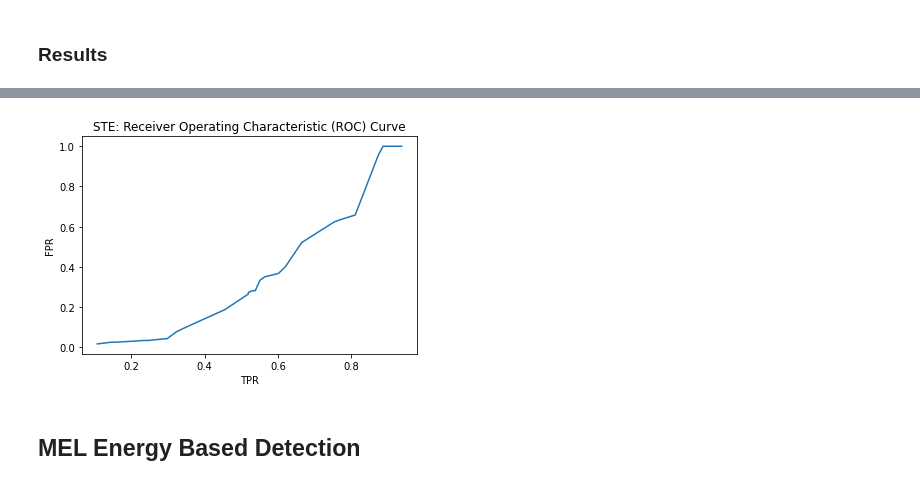
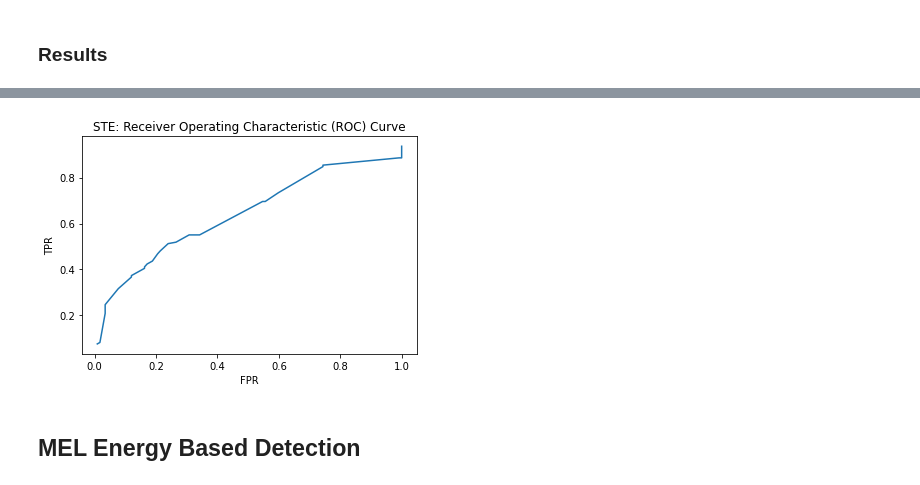
Before and after one commit to its-rajesh/Pattern-Recognition, a Jupyter notebook: PRA1Q1.ipynb, the cells around one changed output, grey strips where cells are left out. Saved outputs shown, nothing was run; the diff lists cells and outputs as text; code cells hidden in the pictures.

```diff
--- a/PRA1Q1.ipynb
+++ b/PRA1Q1.ipynb
@@ -186,13 +186,13 @@ for i in range(len(threshold)):
   TPR.append(sensitivity(TP[i], FN[i]))
   FPR.append(1 - specificity(TN[i], FP[i]))
 # %%
-plt.plot(TPR, FPR)
-plt.xlabel('TPR')
-plt.ylabel('FPR')
+plt.plot(FPR, TPR)
+plt.xlabel('FPR')
+plt.ylabel('TPR')
 plt.title('STE: Receiver Operating Characteristic (ROC) Curve')
 plt.show()
 # %% [output]
-[figure, old version]
+[figure, new version]
 # %% [markdown]
 ## **MEL Energy Based Detection**
 # %%
```
Also changed, not shown: parts of 7 cells of this notebook.
